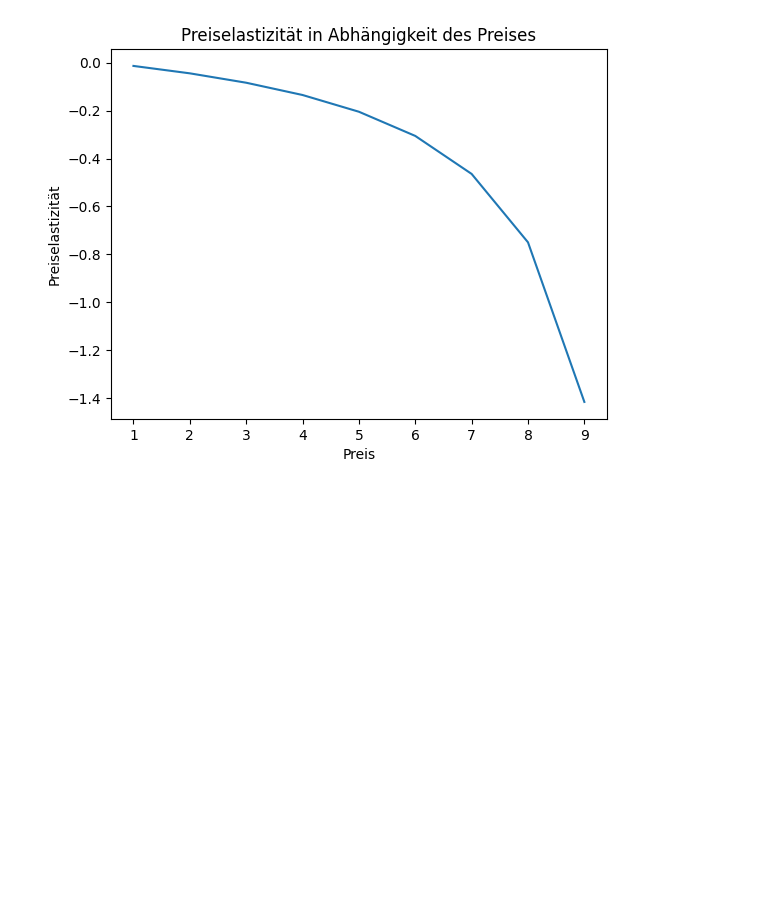
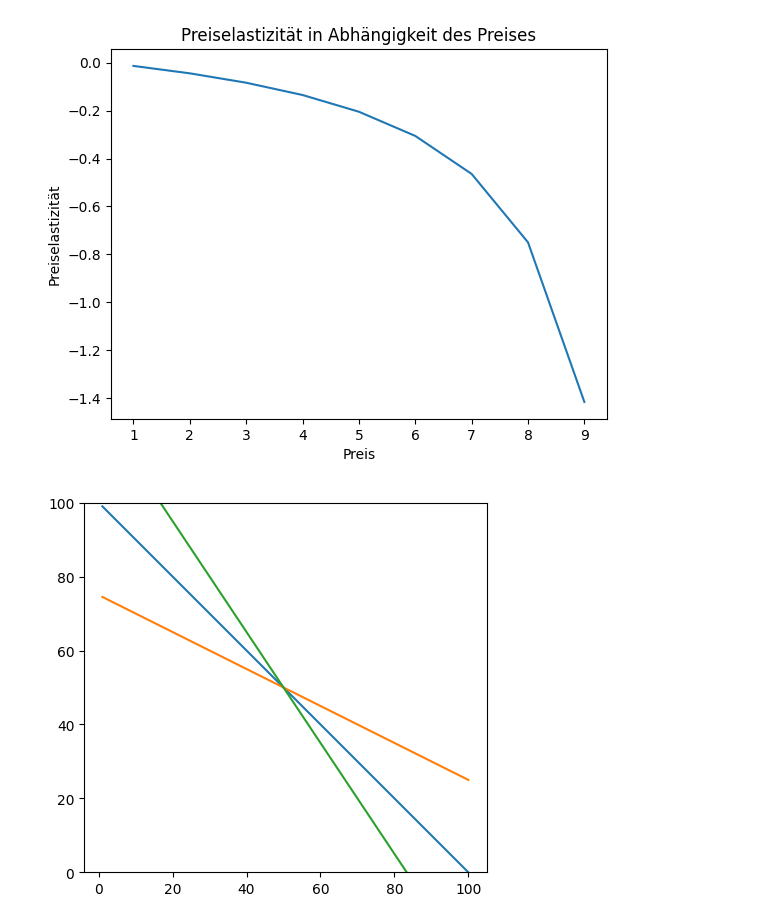
Before and after one commit to SkriptenMk/WR_I_24-27, a Jupyter notebook: docs/bwl/marketing/250828_preiselastizitaet.ipynb, the cells around one changed output. Saved outputs shown, nothing was run; the diff lists cells and outputs as text; code cells hidden in the pictures; blank space fills up the shorter version.

```diff
--- a/docs/bwl/marketing/250828_preiselastizitaet.ipynb
+++ b/docs/bwl/marketing/250828_preiselastizitaet.ipynb
@@ -123,3 +123,22 @@ plt.title('Preiselastizität in Abhängigkeit des Preises')
 plt.show()
 # %% [output]
 [figure]
+# %%
+preis = [i for i in range(1,101)]
+# %%
+menge = [(-1 * p) + 100 for p in preis]
+# %%
+m2 = [(-0.5 * p) + 75 for p in preis]
+# %%
+m3 = [(-1.5 * p) + 125 for p in preis]
+# %%
+plt.plot(preis, menge)
+plt.plot(preis, m2)
+plt.plot(preis, m3)
+
+ax = plt.gca()
+ax.set_ylim([0,100])
+ax.set_aspect('equal', adjustable='box')
+plt.show()
+# %% [output]
+[figure, added]
```
Also changed, not shown: parts of 1 cell of this notebook.
